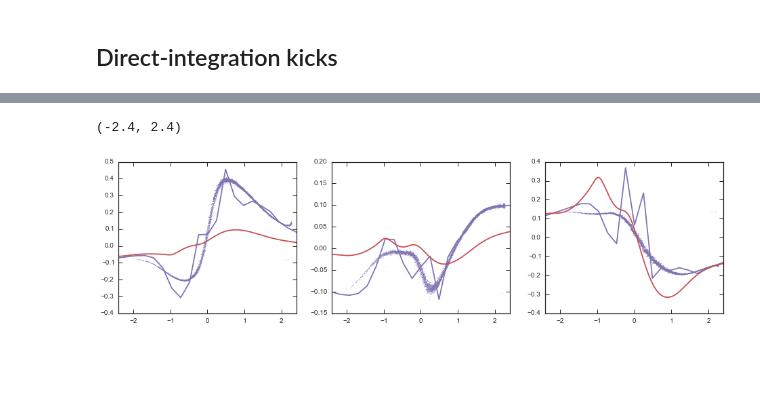
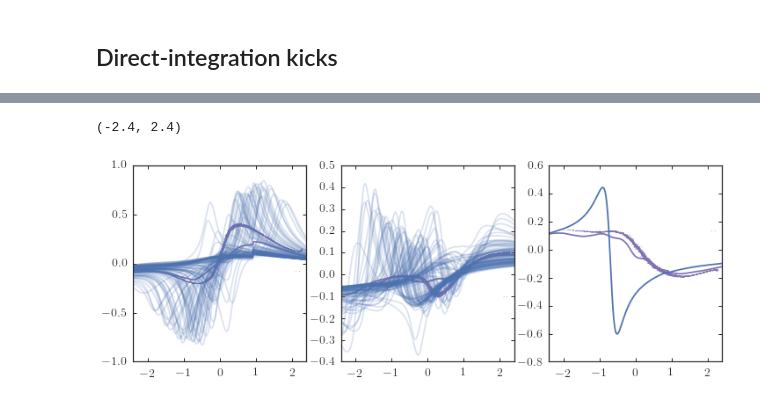
Before and after one commit to jobovy/stream-stream, a Jupyter notebook: py/SnapshotAnalysis.ipynb, the cells around one changed output, grey strips where cells are left out. Cells and saved outputs as stored; diff of their text form; code cells hidden in the pictures; blank space fills up the shorter version.

```diff
--- a/py/SnapshotAnalysis.ipynb
+++ b/py/SnapshotAnalysis.ipynb
@@ -367,0 +345,6 @@ apar= calc_apar(acfs)
+# %%
+aa_filename= os.path.join(os.getenv('DATADIR'),'bovy','stream-stream',
+                         'gc_evol_unp_aa.dat')
+# Cylindrical coordinates for everything
+RvR= rectangular_to_cylindrical(snap_gc[:,1:,-1])
+acfs= calc_aA_sim(RvR,aa_filename,snap_gc)
@@ -405,7 +390,7 @@ RvRs.extend([rectangular_to_cylindrical(snap[100000:,1:,-1])
       for snap in [snap_dm0p125_after,snap_dm0p25_after,
                    snap_dm0p375_after,snap_dm0p5_after]])
 for aa_filename, RvR in zip(aa_filenames,RvRs):
-    dum= calc_aA_sim(RvR,aa_filename)
+    dum= calc_aA_sim(RvR,aa_filename,snap_gc)
 # %%
 # Load the 0.125 one
 acfs_0p125_until= calc_aA_sim(None,os.path.join(os.getenv('DATADIR'),'bovy',
@@ -765,0 +720,3 @@ apar_gc= impact_apar+impact_Opar*t_gc
+# %%
+reload(calc_deltav)
+v_gc, x_gc, t_gc, apar_gc= calc_deltav.vxta_deltav(snap_gc,apar,acfs)
@@ -962,19 +860,27 @@ dv_0p5_fullplummer2= impulse_deltav_plummerint(\
+# %%
+dv_0p5_fullplummer= calc_deltav.calc_fullplummer_deltav(\
+                       '0.50',os.path.join(os.getenv('DATADIR'),
+                                           'bovy','stream-stream',
+                                           'deltav_0.50_fullplummer.sav'),
+                        None,None,None)
 # %%
+indiv_indx= 20
 subplot(1,3,1)
 plot(apar[indx]+2.4,snapvdiff_dm0p5[indx,0],',',color=sns.color_palette()[3],alpha=alpha)
-plot(apar_gc[::10]+2.4,0.5*(dv_0p5_fullplummer[:,0]*V0+dv_0p5_fullplummer2[:,0]*V0),color=sns.color_palette()[3])
-plot(apar_gc+2.4,dv_0p5[:,0]*V0,color=sns.color_palette()[2])
+plot(apar_gc+2.4,numpy.sum(dv_0p5_fullplummer,axis=-1)[:,0]*V0,color=sns.color_palette()[3])
+plot(apar_gc+2.4,dv_0p5_fullplummer[:,0,:]*V0*100.,color=sns.color_palette()[0],alpha=0.2)
+#plot(apar_gc+2.4,dv_0p5[:,0]*V0,color=sns.color_palette()[2])
 xlim(-2.4,2.4)
 subplot(1,3,2)
 plot(apar[indx]+2.4,snapvdiff_dm0p5[indx,1],',',color=sns.color_palette()[3],alpha=alpha)
-plot(apar_gc[::10]+2.4,0.5*(dv_0p5_fullplummer[:,1]*V0+dv_0p5_fullplummer2[:,1]*V0),color=sns.color_palette()[3])
-plot(apar_gc+2.4,dv_0p5[:,1]*V0,color=sns.color_palette()[2])
+plot(apar_gc+2.4,numpy.sum(dv_0p5_fullplummer,axis=-1)[:,1]*V0,color=sns.color_palette()[3],lw=2)
+plot(apar_gc+2.4,dv_0p5_fullplummer[:,1,:]*V0*100.,color=sns.color_palette()[0],alpha=0.2)
 xlim(-2.4,2.4)
 subplot(1,3,3)
 plot(apar[indx]+2.4,snapvdiff_dm0p5[indx,2],',',color=sns.color_palette()[3],alpha=alpha)
-plot(apar_gc[::10]+2.4,0.5*(dv_0p5_fullplummer[:,2]*V0+dv_0p5_fullplummer2[:,2]*V0),color=sns.color_palette()[3])
-plot(apar_gc+2.4,dv_0p5[:,2]*V0,color=sns.color_palette()[2])
+plot(apar_gc+2.4,numpy.sum(dv_0p5_fullplummer,axis=-1)[:,2]*V0,color=sns.color_palette()[3])
+plot(apar_gc+2.4,dv_0p5_fullplummer[:,2,indiv_indx]*V0*100.,color=sns.color_palette()[0])
 xlim(-2.4,2.4)
 # %% [output]
 (-2.4, 2.4)
-[figure, old version]
+[figure, new version]
```
Also changed, not shown: parts of 33 cells of this notebook.
